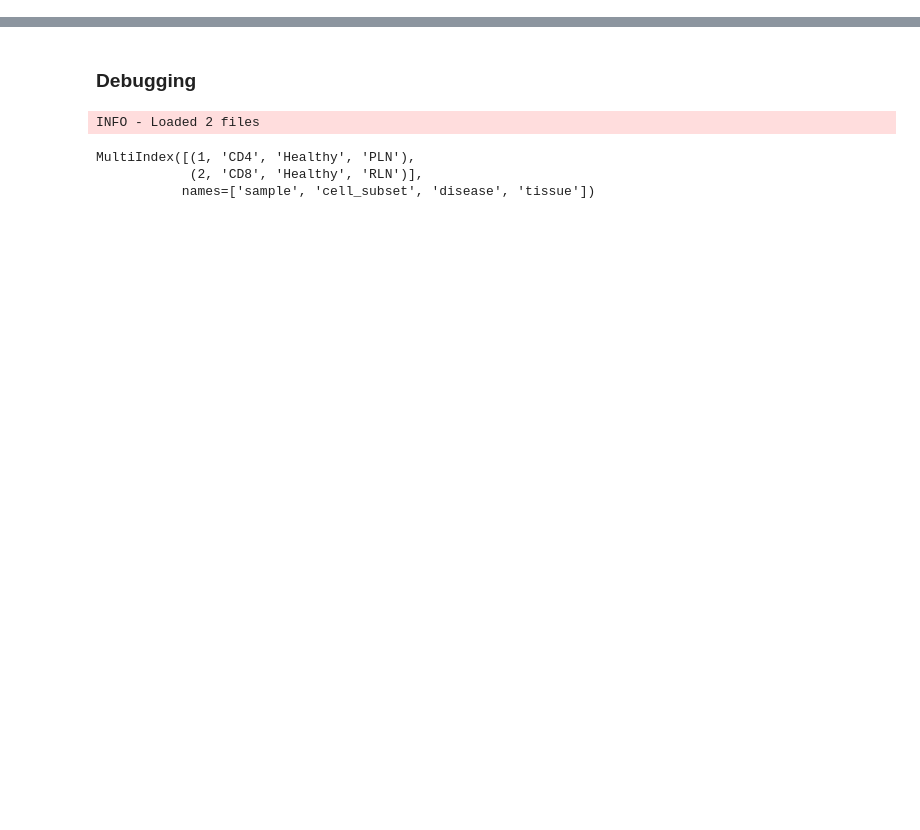
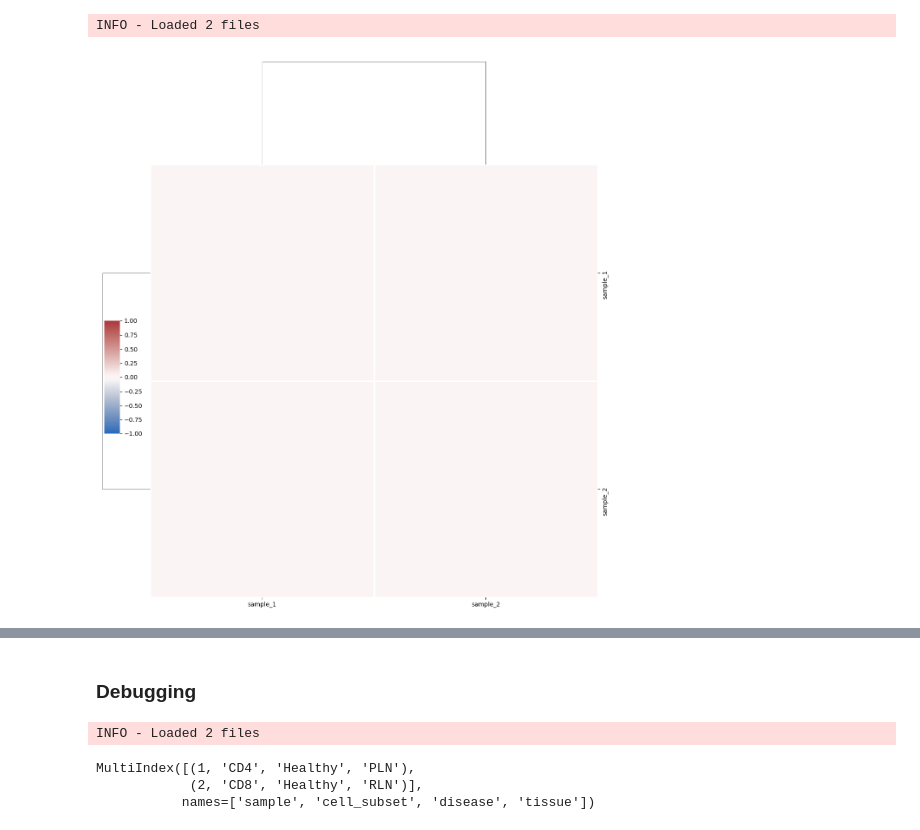
Before and after one commit to i3-unit/TCRpeg_i3, a Jupyter notebook: tutorial_heatmap_pinfer.ipynb, the cells around one changed output, grey strips where cells are left out. Cells and saved outputs as stored; diff of their text form; code cells hidden in the pictures; blank space fills up the shorter version.

```diff
--- a/tutorial_heatmap_pinfer.ipynb
+++ b/tutorial_heatmap_pinfer.ipynb
@@ -9,5 +9,10 @@ The autoreload extension is already loaded. To reload it, use:
 # %%
 plot_heatmap = PlotHeatmapPinfer(data='results_sample_data/p_infer/raw/')
+# %%
+plot_heatmap.run(normalize=True)
+# %% [output]
+INFO - Loaded 2 files
+[figure, added]
 # %%
 plot_heatmap.run()
 # %% [output]
```
Also changed, not shown: parts of 50 cells of this notebook.
